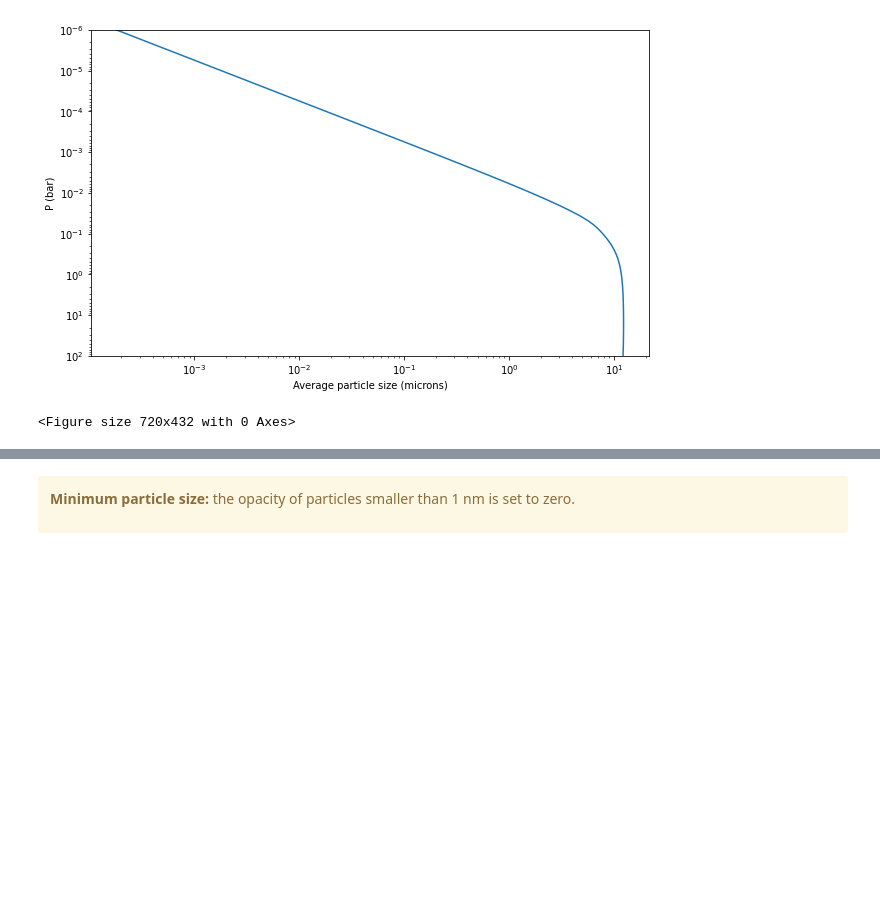
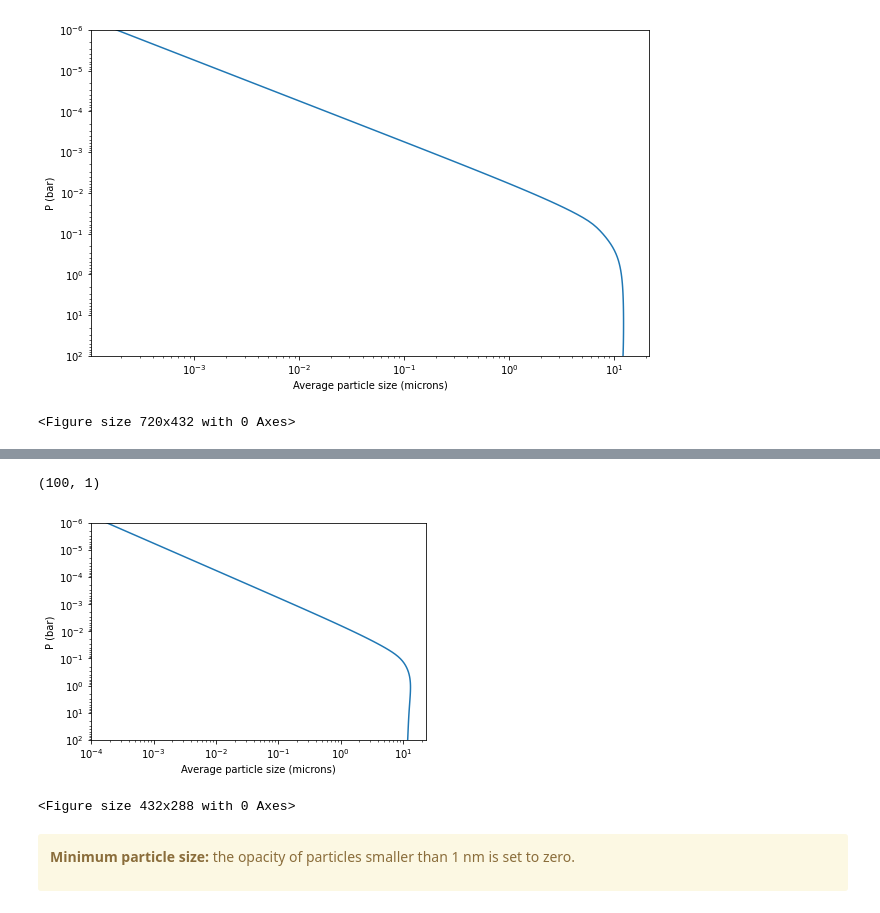
Before and after one commit to jovian-explorer/petitRADTRANS, a Jupyter notebook: docs/content/notebooks/clouds.ipynb, the cells around one changed output, grey strips where cells are left out. Cells and saved outputs as stored; diff of their text form; code cells hidden in the pictures; blank space fills up the shorter version.

Commit message:
Updated documentation and slight mplementation tweaks for hansen dist clouds

```diff
--- a/docs/content/notebooks/clouds.ipynb
+++ b/docs/content/notebooks/clouds.ipynb
@@ -384,3 +388,27 @@ plt.clf()
+# %%
+import pylab as plt
+mass_fractions['Mg2SiO4(c)'] = 0.0000005 * np.ones_like(temperature)
+Kzz = np.ones_like(temperature)*1e1**7.5
+fsed = 2.
+b_hans = 0.01
+atmosphere.calc_flux(temperature, mass_fractions, gravity, MMW,
+                       Kzz = Kzz, fsed=fsed, b_hans=b_hans,dist='hansen')
+
+plt.yscale('log')
+plt.xscale('log')
+
+plt.ylim([1e2,1e-6])
+
+plt.ylabel('P (bar)')
+plt.xlabel('Average particle size (microns)')
+
+plt.plot(atmosphere.r_g[:,atmosphere.cloud_species.index('Mg2SiO4(c)')]/1e-4, pressures)
+plt.show()
+plt.clf()
+# %% [output]
+(100, 1)
+[figure, added]
+<Figure size 432x288 with 0 Axes>
 # %% [markdown]
 <div class="alert alert-warning">
 
```
Also changed, not shown: parts of 1 cell of this notebook, 3 other files.
